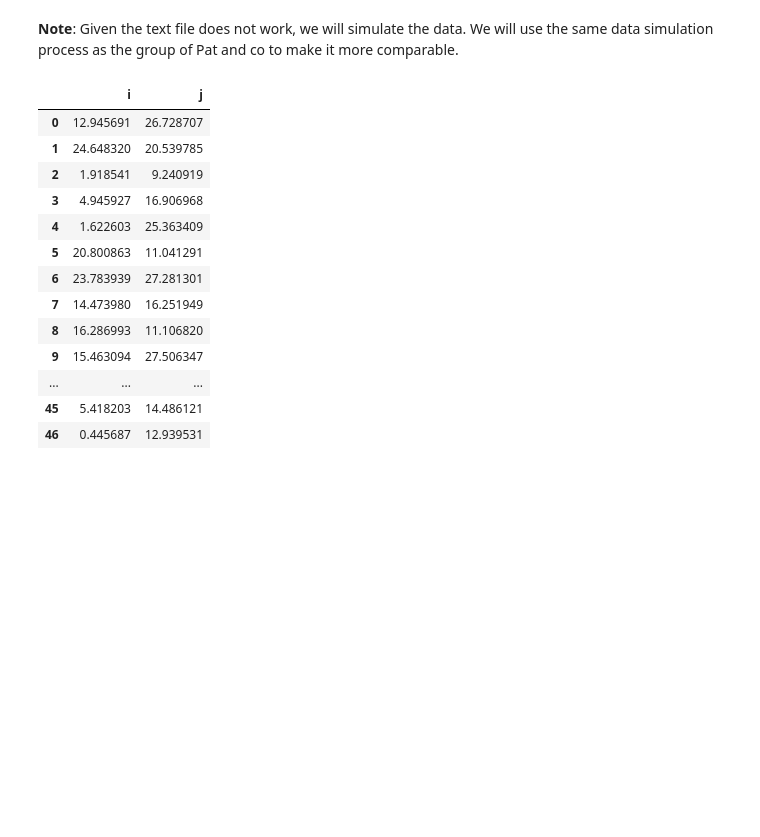
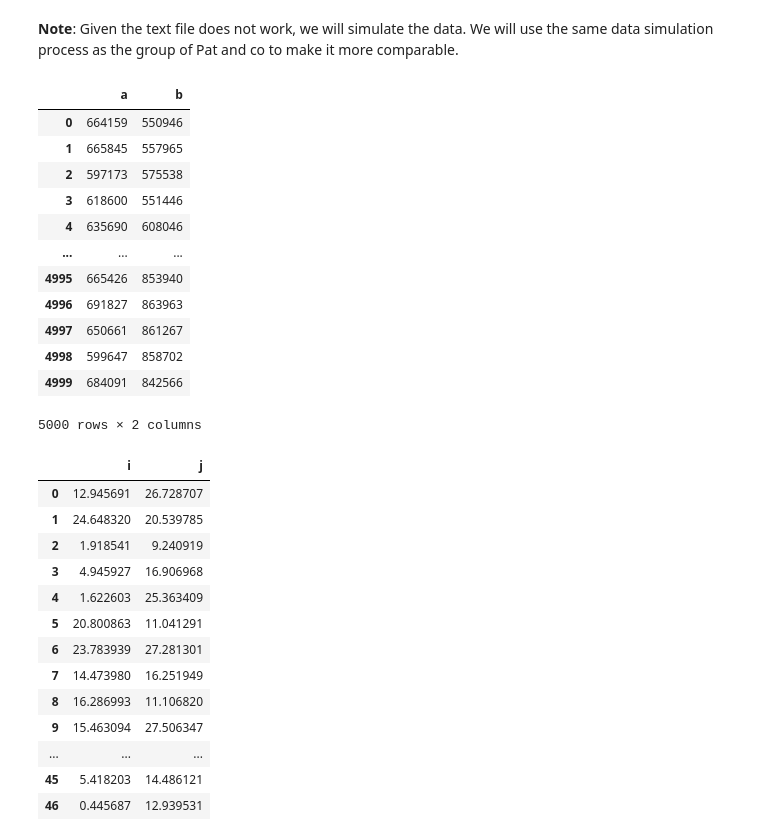
Before and after one commit to LiviReka/Optimization_assignments, a Jupyter notebook: Coding_Assignment_Optimisation.ipynb, the cells around one changed output. Saved outputs shown, nothing was run; the diff lists cells and outputs as text; code cells hidden in the pictures; blank space fills up the shorter version.

Commit message:
adding df versions of given data

```diff
--- a/Coding_Assignment_Optimisation.ipynb
+++ b/Coding_Assignment_Optimisation.ipynb
@@ -13,3 +20,22 @@ import math
+# %%
+#Simulate the data
+X1 = np.random.uniform(low= 0, high=25, size=(50))
+X2 = np.random.uniform(low=5, high = 30, size=(50))
+df = pd.DataFrame({'i': X1, 'j':X2})
+# %% [output]
+|  | a | b |
+| 0 | 664159 | 550946 |
+| 1 | 665845 | 557965 |
+| 2 | 597173 | 575538 |
+| 3 | 618600 | 551446 |
+| 4 | 635690 | 608046 |
+| ... | ... | ... |
+| 4995 | 665426 | 853940 |
+| 4996 | 691827 | 863963 |
+| 4997 | 650661 | 861267 |
+| 4998 | 599647 | 858702 |
+| 4999 | 684091 | 842566 |
+5000 rows × 2 columns
 # %%
 #Simulate the data
 X1 = np.random.uniform(low= 0, high=25, size=(50))
```
Also changed, not shown: parts of 1 cell of this notebook, 3 other files.
